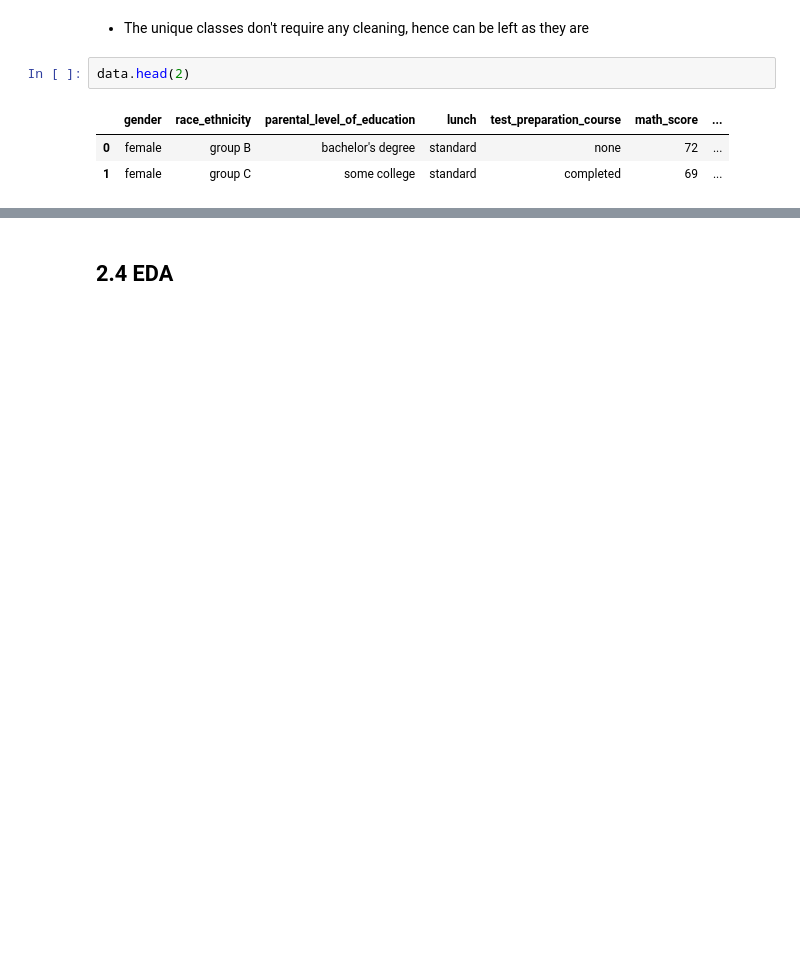
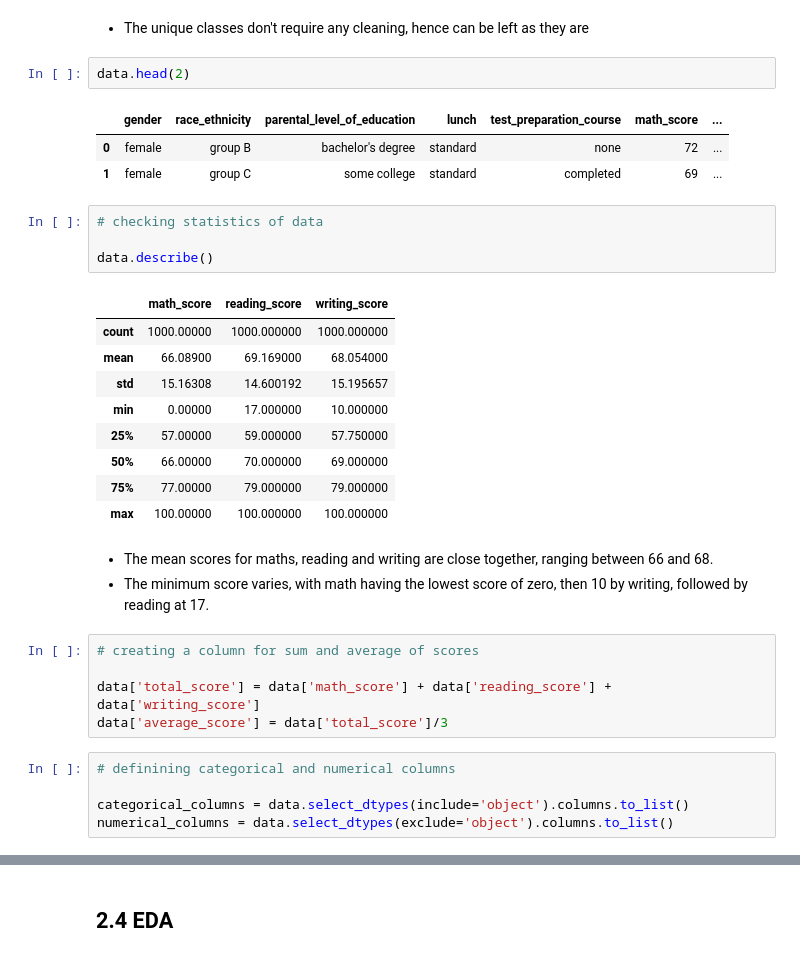
Before and after one commit to Mercy-Njambi/Student-Performance-Analysis, a Jupyter notebook: notebooks/analysis.ipynb, the cells around one changed output, grey strips where cells are left out. Cells and saved outputs as stored; diff of their text form; blank space fills up the shorter version.

```diff
--- a/notebooks/analysis.ipynb
+++ b/notebooks/analysis.ipynb
@@ -120,3 +138,30 @@ data.head(2)
 |  | gender | race_ethnicity | parental_level_of_education | lunch | test_preparation_course | math_score | ... |
 | 0 | female | group B | bachelor's degree | standard | none | 72 | ... |
 | 1 | female | group C | some college | standard | completed | 69 | ... |
+# %%
+# checking statistics of data
+
+data.describe()
+# %% [output]
+|  | math_score | reading_score | writing_score |
+| count | 1000.00000 | 1000.000000 | 1000.000000 |
+| mean | 66.08900 | 69.169000 | 68.054000 |
+| std | 15.16308 | 14.600192 | 15.195657 |
+| min | 0.00000 | 17.000000 | 10.000000 |
+| 25% | 57.00000 | 59.000000 | 57.750000 |
+| 50% | 66.00000 | 70.000000 | 69.000000 |
+| 75% | 77.00000 | 79.000000 | 79.000000 |
+| max | 100.00000 | 100.000000 | 100.000000 |
+# %% [markdown]
+- The mean scores for maths, reading and writing are close together, ranging between 66 and 68.
+- The minimum score varies, with math having the lowest score of zero, then 10 by writing, followed by reading at 17.
+# %%
+# creating a column for sum and average of scores
+
+data['total_score'] = data['math_score'] + data['reading_score'] + data['writing_score']
+data['average_score'] = data['total_score']/3
+# %%
+# definining categorical and numerical columns
+
+categorical_columns = data.select_dtypes(include='object').columns.to_list()
+numerical_columns = data.select_dtypes(exclude='object').columns.to_list()
```
Also changed, not shown: parts of 10 cells of this notebook.
